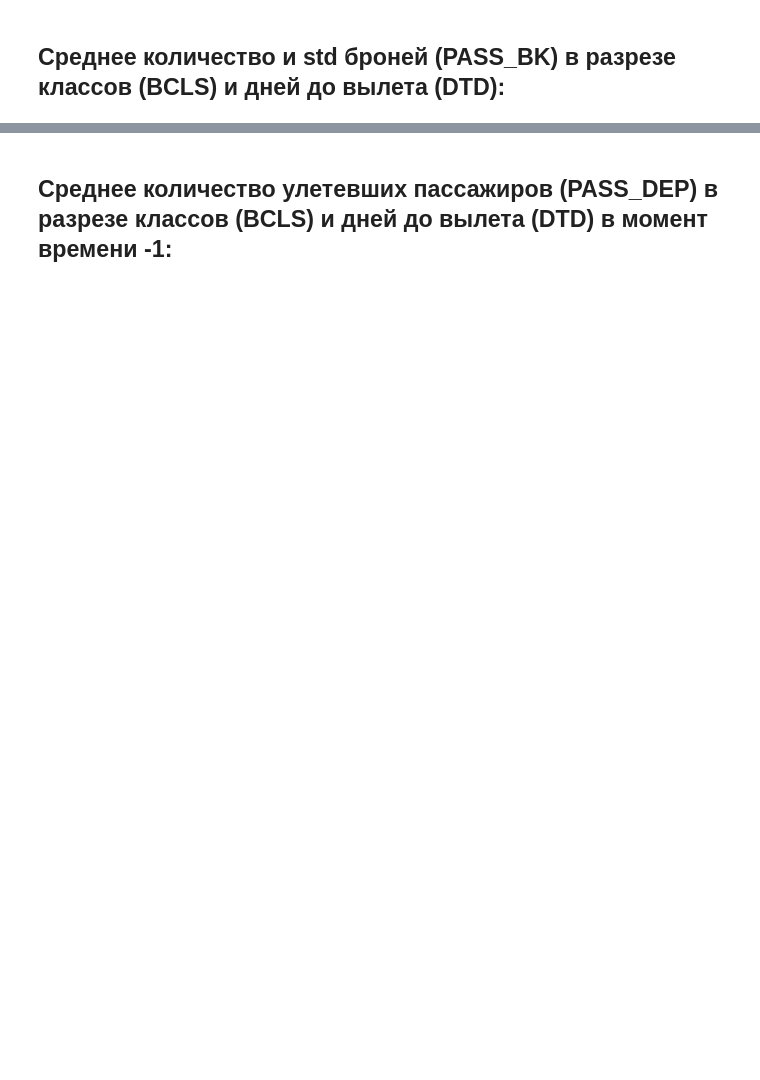
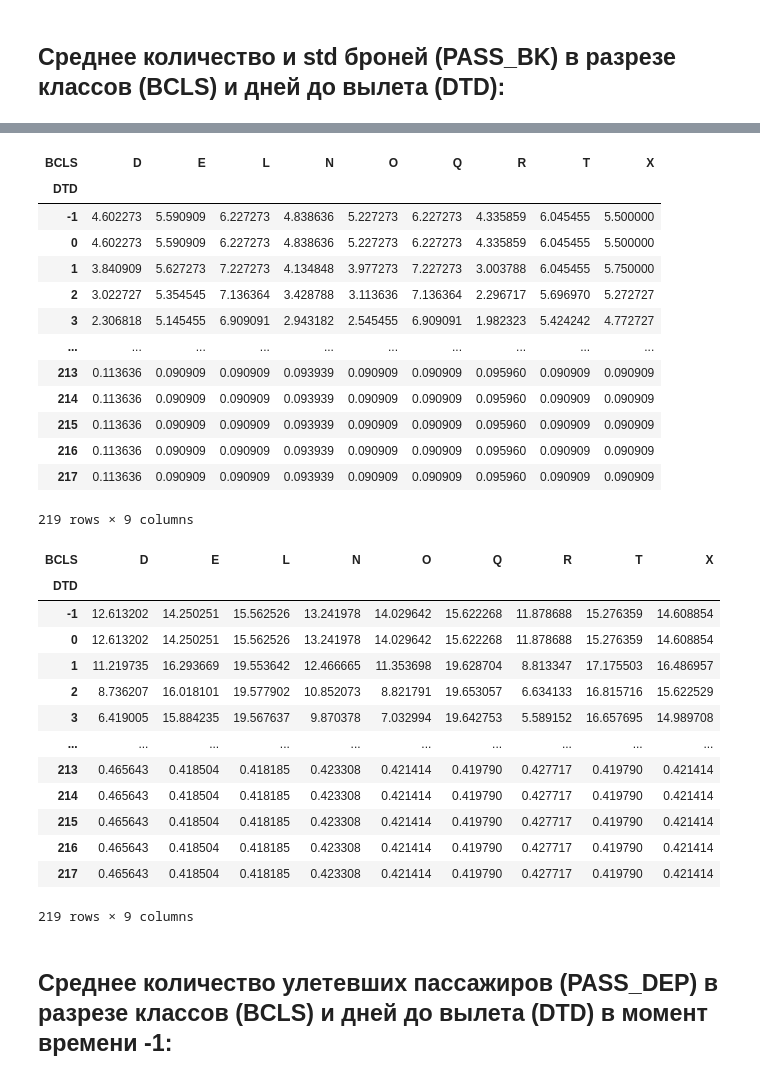
Before and after one commit to Flyer-DM/aeroflot_ML, a Jupyter notebook: профили сезонов.ipynb, the cells around one changed output, grey strips where cells are left out. Saved outputs shown, nothing was run; the diff lists cells and outputs as text; code cells hidden in the pictures; blank space fills up the shorter version.

```diff
--- a/профили сезонов.ipynb
+++ b/профили сезонов.ipynb
@@ -15,3 +15,11 @@ hh_path = list(filter(lambda file: file.endswith('HH.csv'), paths))[0]
 print(bb_path, hh_path)
 # %% [output]
 SVO-AER_2018-01-01--2019-12-31BB.csv SVO-AER_2018-01-01--2019-12-31HH.csv
+# %%
+dates = ['FLTDAT', 'DAIS']
+dtypes = {'FLTNUM': 'int16', 'TARIF_RUB': 'float16'}
+bb = pd.read_csv('F:\\' + bb_path, delimiter=';', dtype=dtypes, parse_dates=dates)
+bb = bb.dropna(how='any', axis=0)
+bb.drop_duplicates(inplace=True)
+bb['DEPARTURE'] = bb['FLTDAT'] + pd.to_timedelta(bb['FLTTIME'])
+bb.head()
@@ -39,8 +58,7 @@ hh.to_csv('F:\\HH__SDAT_S__FLT_NUM__DD__SEG_CLASS_CODE.csv', index=False)
 # %%
 %%time
-dtypes = {'FLT_NUM': 'float16'}
 dates = ['SDAT_S', 'DD']
-hh = pd.read_csv('F:\\HH__SDAT_S__FLT_NUM__DD__SEG_CLASS_CODE.csv', dtype=dtypes, parse_dates=dates)
-hh['FLT_NUM'] = hh['FLT_NUM'].astype(int)
-display(hh.head())
+dtypes = {'FLT_NUM': 'int16', 'FCLCLD': 'int16', 'PASS_BK': 'int16','SA': 'int16',
+          'AU': 'int16', 'PASS_DEP': 'int16', 'NS': 'int16', 'DTD': 'int16'}
+hh = pd.read_csv('F:\\hh_for_profiles.csv', dtype=dtypes, parse_dates=dates)
 # %% [output]
@@ -213,3 +135,50 @@ display(std_pass_bk)
+# %%
+mean_pass_bk = pd.pivot_table(merged, index='DTD', columns='BCLS', values='PASS_BK',
+                              aggfunc=['mean'])
+file_name = f'{departure} +- {str(two_hours).replace("0 days ", "")}.csv'.replace(':', '.')
+file_name = 'mean_pass_bk s ' + file_name
+mean_pass_bk.to_csv(file_name)
+mean_pass_bk = pd.read_csv(file_name, index_col=0, skiprows=lambda row: row in [0, 2])
+mean_pass_bk = mean_pass_bk.rename_axis('DTD').rename_axis('BCLS', axis=1)
+display(mean_pass_bk)
+
+std_pass_bk = pd.pivot_table(merged, index='DTD', columns='BCLS', values='PASS_BK',
+                             aggfunc=['std'])
+file_name = f's {str(date + flttime)} +- {str(two_hours).replace("0 days ", "")}.csv'.replace(':', '.')
+file_name = 'std_pass_bk s ' + file_name
+std_pass_bk.to_csv(file_name)
+std_pass_bk = pd.read_csv(file_name, index_col=0, skiprows=lambda row: row in [0, 2])
+std_pass_bk = std_pass_bk.rename_axis('DTD').rename_axis('BCLS', axis=1)
+display(std_pass_bk)
+# %% [output]
+| BCLS | D | E | L | N | O | Q | R | T | X |
+| DTD |  |  |  |  |  |  |  |  |  |
+| -1 | 4.602273 | 5.590909 | 6.227273 | 4.838636 | 5.227273 | 6.227273 | 4.335859 | 6.045455 | 5.500000 |
+| 0 | 4.602273 | 5.590909 | 6.227273 | 4.838636 | 5.227273 | 6.227273 | 4.335859 | 6.045455 | 5.500000 |
+| 1 | 3.840909 | 5.627273 | 7.227273 | 4.134848 | 3.977273 | 7.227273 | 3.003788 | 6.045455 | 5.750000 |
+| 2 | 3.022727 | 5.354545 | 7.136364 | 3.428788 | 3.113636 | 7.136364 | 2.296717 | 5.696970 | 5.272727 |
+| 3 | 2.306818 | 5.145455 | 6.909091 | 2.943182 | 2.545455 | 6.909091 | 1.982323 | 5.424242 | 4.772727 |
+| ... | ... | ... | ... | ... | ... | ... | ... | ... | ... |
+| 213 | 0.113636 | 0.090909 | 0.090909 | 0.093939 | 0.090909 | 0.090909 | 0.095960 | 0.090909 | 0.090909 |
+| 214 | 0.113636 | 0.090909 | 0.090909 | 0.093939 | 0.090909 | 0.090909 | 0.095960 | 0.090909 | 0.090909 |
+| 215 | 0.113636 | 0.090909 | 0.090909 | 0.093939 | 0.090909 | 0.090909 | 0.095960 | 0.090909 | 0.090909 |
+| 216 | 0.113636 | 0.090909 | 0.090909 | 0.093939 | 0.090909 | 0.090909 | 0.095960 | 0.090909 | 0.090909 |
+| 217 | 0.113636 | 0.090909 | 0.090909 | 0.093939 | 0.090909 | 0.090909 | 0.095960 | 0.090909 | 0.090909 |
+219 rows × 9 columns
+| BCLS | D | E | L | N | O | Q | R | T | X |
+| DTD |  |  |  |  |  |  |  |  |  |
+| -1 | 12.613202 | 14.250251 | 15.562526 | 13.241978 | 14.029642 | 15.622268 | 11.878688 | 15.276359 | 14.608854 |
+| 0 | 12.613202 | 14.250251 | 15.562526 | 13.241978 | 14.029642 | 15.622268 | 11.878688 | 15.276359 | 14.608854 |
+| 1 | 11.219735 | 16.293669 | 19.553642 | 12.466665 | 11.353698 | 19.628704 | 8.813347 | 17.175503 | 16.486957 |
+| 2 | 8.736207 | 16.018101 | 19.577902 | 10.852073 | 8.821791 | 19.653057 | 6.634133 | 16.815716 | 15.622529 |
+| 3 | 6.419005 | 15.884235 | 19.567637 | 9.870378 | 7.032994 | 19.642753 | 5.589152 | 16.657695 | 14.989708 |
+| ... | ... | ... | ... | ... | ... | ... | ... | ... | ... |
+| 213 | 0.465643 | 0.418504 | 0.418185 | 0.423308 | 0.421414 | 0.419790 | 0.427717 | 0.419790 | 0.421414 |
+| 214 | 0.465643 | 0.418504 | 0.418185 | 0.423308 | 0.421414 | 0.419790 | 0.427717 | 0.419790 | 0.421414 |
+| 215 | 0.465643 | 0.418504 | 0.418185 | 0.423308 | 0.421414 | 0.419790 | 0.427717 | 0.419790 | 0.421414 |
+| 216 | 0.465643 | 0.418504 | 0.418185 | 0.423308 | 0.421414 | 0.419790 | 0.427717 | 0.419790 | 0.421414 |
+| 217 | 0.465643 | 0.418504 | 0.418185 | 0.423308 | 0.421414 | 0.419790 | 0.427717 | 0.419790 | 0.421414 |
+219 rows × 9 columns
 # %% [markdown]
 ## Среднее количество улетевших пассажиров (PASS_DEP) в разрезе классов (BCLS) и дней до вылета (DTD) в момент времени -1:
 # %%
```
Also changed, not shown: parts of 18 cells of this notebook.
